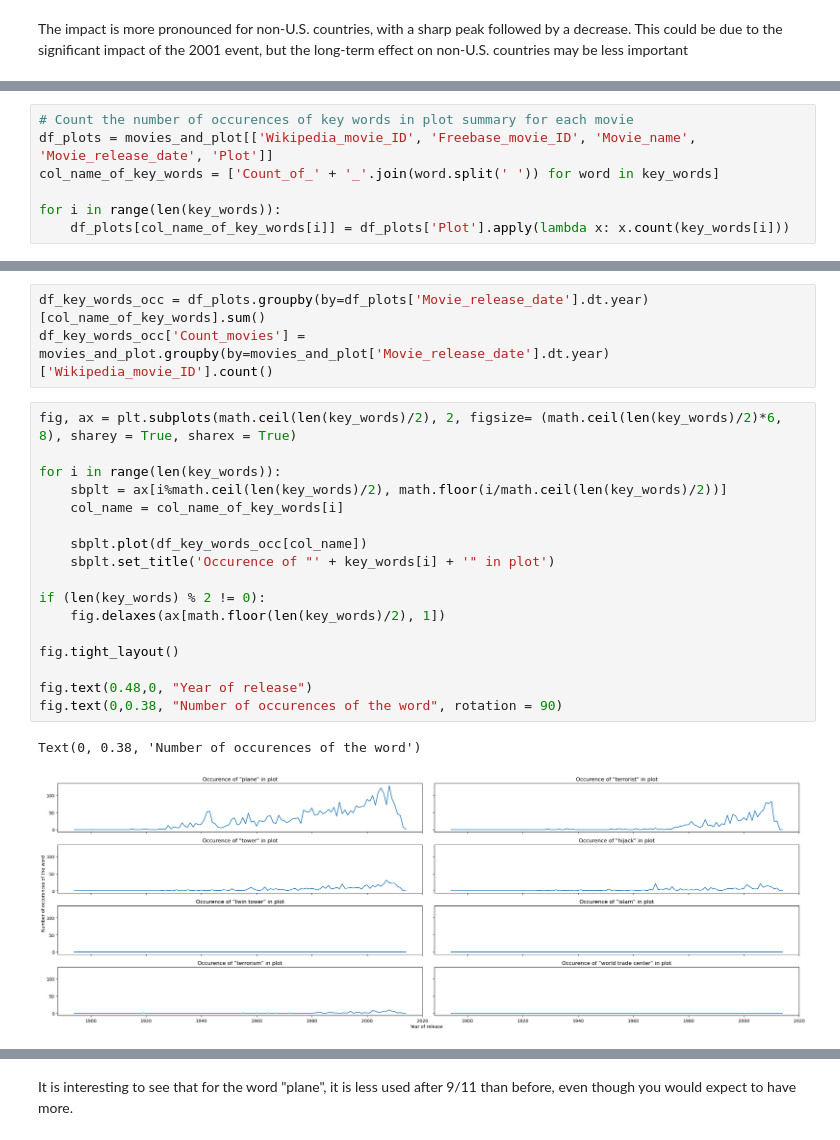
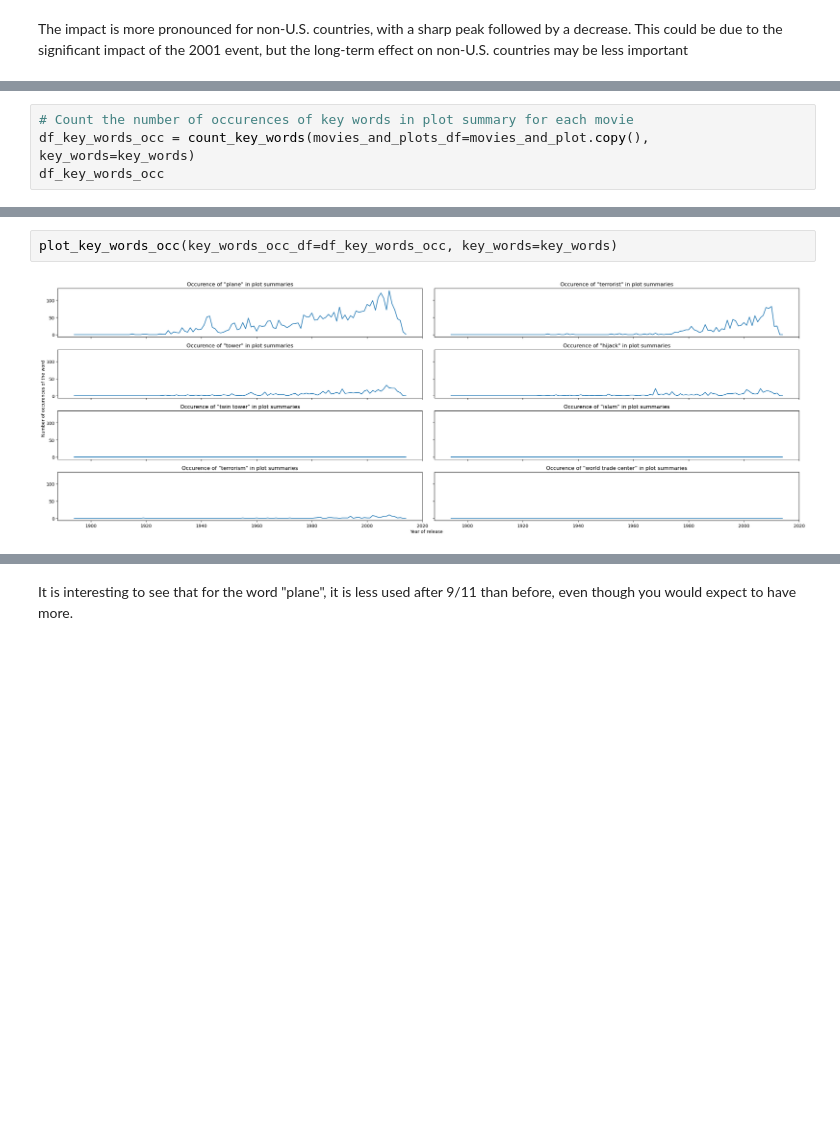
Before and after one commit to epfl-ada/ada-2024-project-adanonymous, a Jupyter notebook: results.ipynb, the cells around one changed output, grey strips where cells are left out. Saved outputs shown, nothing was run; the diff lists cells and outputs as text; blank space fills up the shorter version.

Commit message:
Created analysis_plot_function and modified plot sommaries part in preprocessing

```diff
--- a/results.ipynb
+++ b/results.ipynb
@@ -130,8 +147,5 @@ key_words = ['plane', 'tower', 'twin tower', 'terrorism', 'terrorist', 'hijack',
 # %%
 # Count the number of occurences of key words in plot summary for each movie
-df_plots = movies_and_plot[['Wikipedia_movie_ID', 'Freebase_movie_ID', 'Movie_name', 'Movie_release_date', 'Plot']]
-col_name_of_key_words = ['Count_of_' + '_'.join(word.split(' ')) for word in key_words]
-
-for i in range(len(key_words)):
-    df_plots[col_name_of_key_words[i]] = df_plots['Plot'].apply(lambda x: x.count(key_words[i]))
+df_key_words_occ = count_key_words(movies_and_plots_df=movies_and_plot.copy(), key_words=key_words)
+df_key_words_occ
 # %% [output]
@@ -155,23 +166,4 @@ See the caveats in the documentation: https://pandas.pydata.org/pandas-docs/stab
-# %%
-df_key_words_occ = df_plots.groupby(by=df_plots['Movie_release_date'].dt.year)[col_name_of_key_words].sum()
-df_key_words_occ['Count_movies'] = movies_and_plot.groupby(by=movies_and_plot['Movie_release_date'].dt.year)['Wikipedia_movie_ID'].count()
 # %%
-fig, ax = plt.subplots(math.ceil(len(key_words)/2), 2, figsize= (math.ceil(len(key_words)/2)*6, 8), sharey = True, sharex = True)
-
-for i in range(len(key_words)):
-    sbplt = ax[i%math.ceil(len(key_words)/2), math.floor(i/math.ceil(len(key_words)/2))]
-    col_name = col_name_of_key_words[i]
-
-    sbplt.plot(df_key_words_occ[col_name])
-    sbplt.set_title('Occurence of "' + key_words[i] + '" in plot')
-
-if (len(key_words) % 2 != 0):
-    fig.delaxes(ax[math.floor(len(key_words)/2), 1])
-
-fig.tight_layout()
-
-fig.text(0.48,0, "Year of release")
-fig.text(0,0.38, "Number of occurences of the word", rotation = 90)
+plot_key_words_occ(key_words_occ_df=df_key_words_occ, key_words=key_words)
 # %% [output]
-Text(0, 0.38, 'Number of occurences of the word')
-[figure, old version]
+[figure, new version]
```
Also changed, not shown: parts of 15 cells of this notebook, 2 other files.
